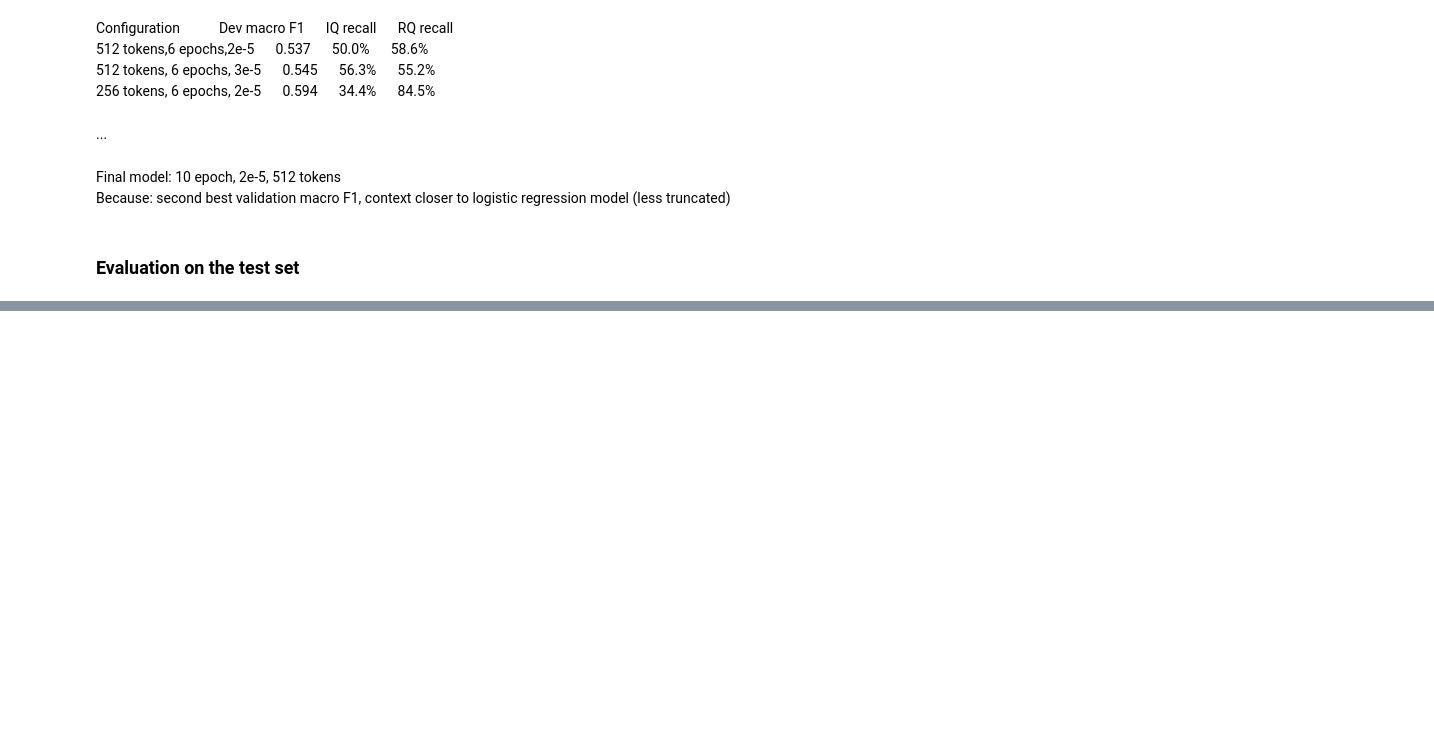
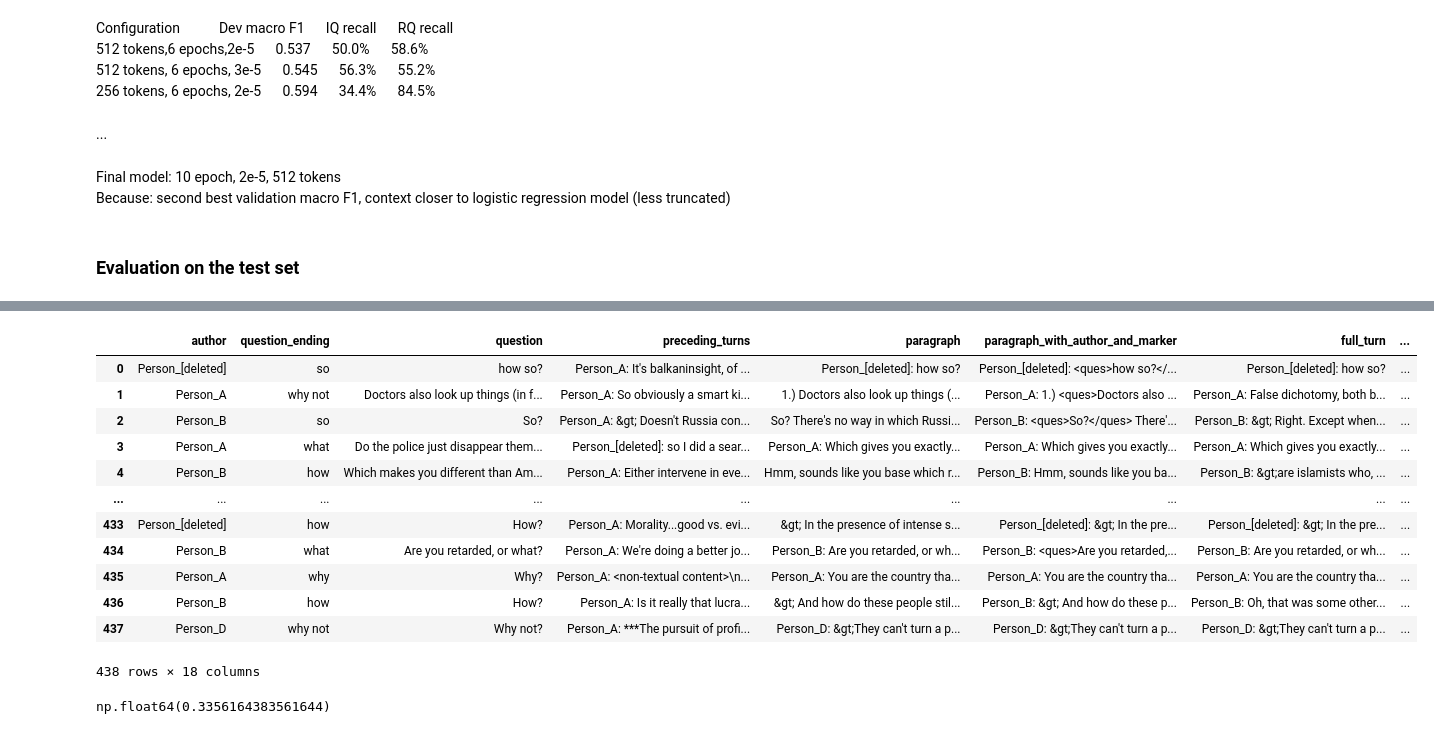
Before and after one commit to elisabeihofer-boop/ml2-final-project, a Jupyter notebook: notebooks/roberta.ipynb, the cells around one changed output, grey strips where cells are left out. Saved outputs shown, nothing was run; the diff lists cells and outputs as text; code cells hidden in the pictures; blank space fills up the shorter version.

Commit message:
ran test set RoBERTa

```diff
--- a/notebooks/roberta.ipynb
+++ b/notebooks/roberta.ipynb
@@ -893,0 +1016,10 @@ Confusion matrix:
+# %%
+# real context
+
+predictions_real = eval_trainer.predict(test_dataset_real)
+
+y_pred_real = np.argmax(predictions_real.predictions, axis=-1)
+
+print("Macro F1:", f1_score(test_dataset_real["labels"], y_pred_real, average="macro"))
+print("Confusion matrix:")
+print(confusion_matrix(test_dataset_real["labels"], y_pred_real))
@@ -893,0 +1032,10 @@ Confusion matrix:
+# %%
+# swapped context
+
+predictions_swapped = eval_trainer.predict(test_dataset_swapped)
+
+y_pred_swapped = np.argmax(predictions_swapped.predictions, axis=-1)
+
+print("Macro F1:", f1_score(test_dataset_swapped["labels"], y_pred_swapped, average="macro"))
+print("Confusion matrix:")
+print(confusion_matrix(test_dataset_swapped["labels"], y_pred_swapped))
@@ -893,0 +1048,10 @@ Confusion matrix:
+# %%
+# empty context
+
+predictions_empty = eval_trainer.predict(test_dataset_empty)
+
+y_pred_empty = np.argmax(predictions_empty.predictions, axis=-1)
+
+print("Macro F1:", f1_score(test_dataset_empty["labels"], y_pred_empty, average="macro"))
+print("Confusion matrix:")
+print(confusion_matrix(test_dataset_empty["labels"], y_pred_empty))
@@ -893,0 +1064,30 @@ Confusion matrix:
+# %%
+# adding individual predctions to copy of test df
+
+results = test.copy()
+
+results["pred_real"] = y_pred_real
+results["pred_swapped"] = y_pred_swapped
+results["pred_empty"] = y_pred_empty
+
+results
+# %% [output]
+|  | author | question_ending | question | preceding_turns | paragraph | paragraph_with_author_and_marker | full_turn | ... |
+| 0 | Person_[deleted] | so | how so? | Person_A: It's balkaninsight, of ... | Person_[deleted]: how so? | Person_[deleted]: <ques>how so?</... | Person_[deleted]: how so? | ... |
+| 1 | Person_A | why not | Doctors also look up things (in f... | Person_A: So obviously a smart ki... | 1.) Doctors also look up things (... | Person_A: 1.) <ques>Doctors also ... | Person_A: False dichotomy, both b... | ... |
+| 2 | Person_B | so | So? | Person_A: &gt; Doesn't Russia con... | So? There's no way in which Russi... | Person_B: <ques>So?</ques> There'... | Person_B: &gt; Right. Except when... | ... |
+| 3 | Person_A | what | Do the police just disappear them... | Person_[deleted]: so I did a sear... | Person_A: Which gives you exactly... | Person_A: Which gives you exactly... | Person_A: Which gives you exactly... | ... |
+| 4 | Person_B | how | Which makes you different than Am... | Person_A: Either intervene in eve... | Hmm, sounds like you base which r... | Person_B: Hmm, sounds like you ba... | Person_B: &gt;are islamists who, ... | ... |
+| ... | ... | ... | ... | ... | ... | ... | ... | ... |
+| 433 | Person_[deleted] | how | How? | Person_A: Morality...good vs. evi... | &gt; In the presence of intense s... | Person_[deleted]: &gt; In the pre... | Person_[deleted]: &gt; In the pre... | ... |
+| 434 | Person_B | what | Are you retarded, or what? | Person_A: We're doing a better jo... | Person_B: Are you retarded, or wh... | Person_B: <ques>Are you retarded,... | Person_B: Are you retarded, or wh... | ... |
+| 435 | Person_A | why | Why? | Person_A: <non-textual content>\n... | Person_A: You are the country tha... | Person_A: You are the country tha... | Person_A: You are the country tha... | ... |
+| 436 | Person_B | how | How? | Person_A: Is it really that lucra... | &gt; And how do these people stil... | Person_B: &gt; And how do these p... | Person_B: Oh, that was some other... | ... |
+| 437 | Person_D | why not | Why not? | Person_A: ***The pursuit of profi... | Person_D: &gt;They can't turn a p... | Person_D: &gt;They can't turn a p... | Person_D: &gt;They can't turn a p... | ... |
+438 rows × 18 columns
+# %%
+# prediction change rates (sensitivity to manipulation)
+
+(y_pred_real != y_pred_swapped).mean()
+# %% [output]
+np.float64(0.3356164383561644)
```
Also changed, not shown: parts of 10 cells of this notebook.
